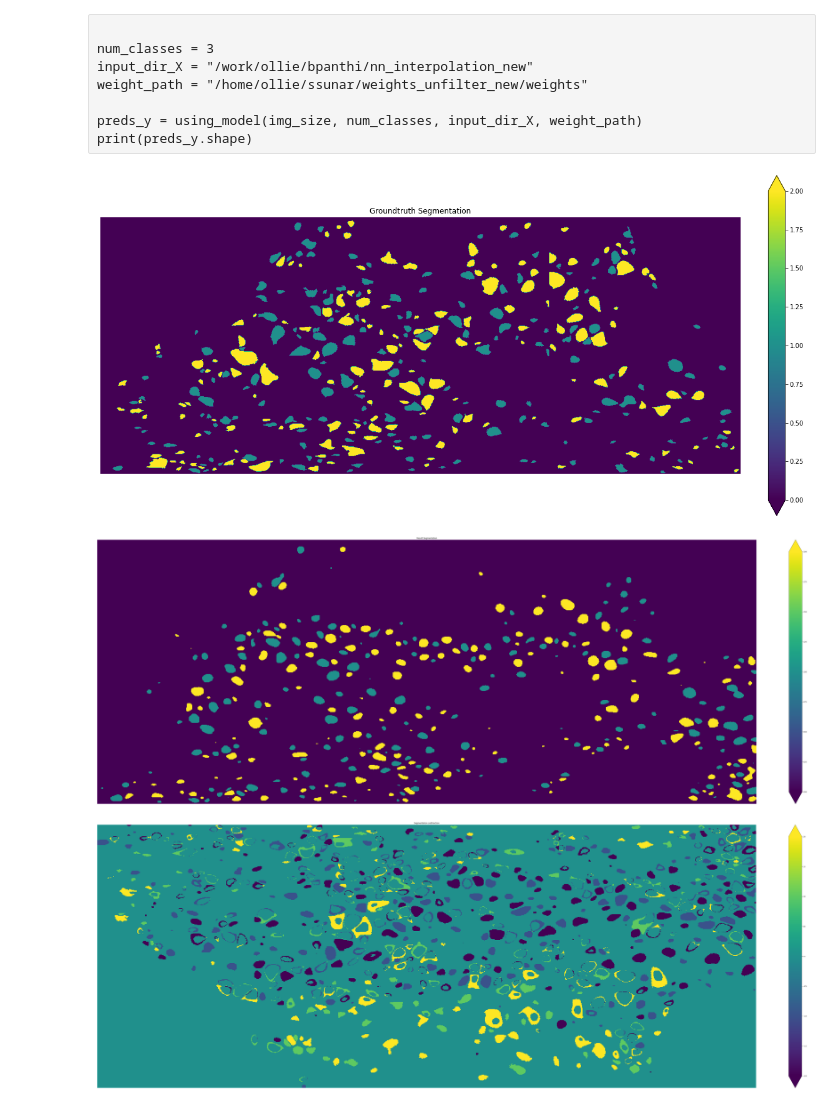
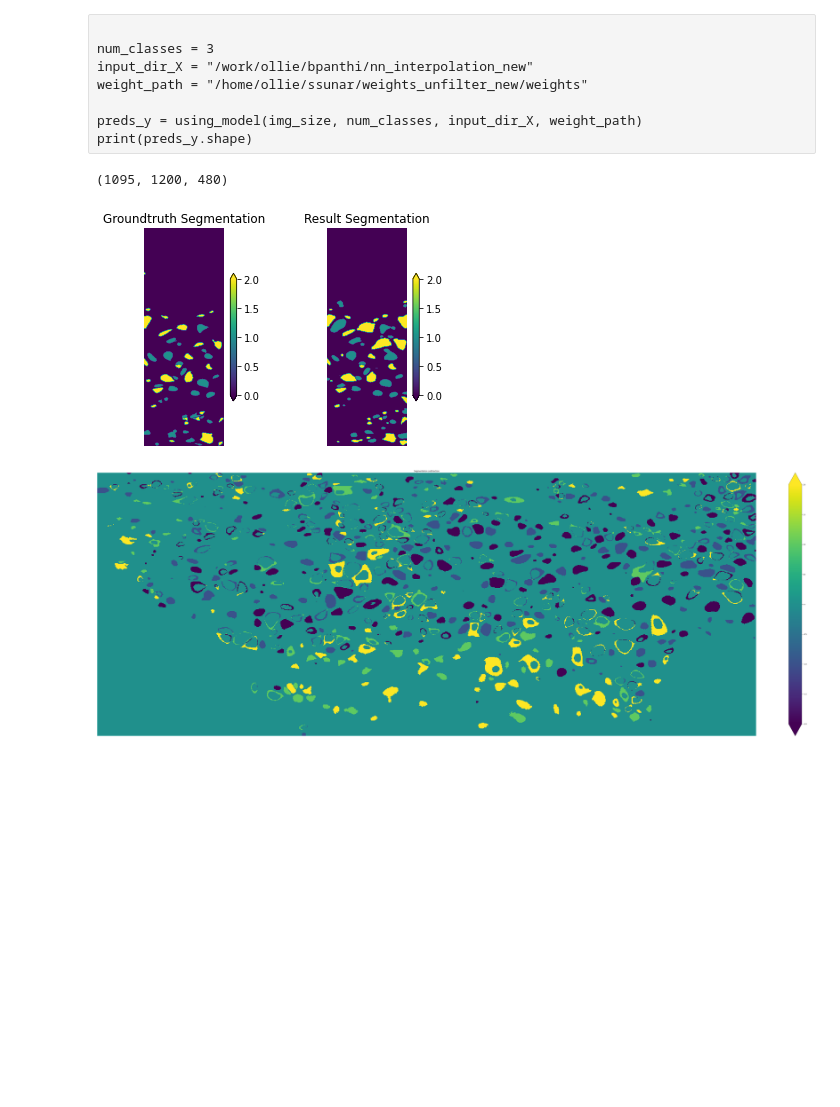
Before and after one commit to LegoCreation/CNN_eddy_detection, a Jupyter notebook: notebooks/using_weights.ipynb, the cells around one changed output. Cells and saved outputs as stored; diff of their text form; code cells hidden in the pictures; blank space fills up the shorter version.

```diff
--- a/notebooks/using_weights.ipynb
+++ b/notebooks/using_weights.ipynb
@@ -17,7 +17,7 @@ img_size = (1200, 480)
 # %%
 
 num_classes = 3
-input_dir_X = "/home/ollie/ssunar/ssh_filtered"
+input_dir_X = "/home/ollie/ssunar/ssh_filtered/months"
 weight_path = "/home/ollie/ssunar/weights_filter_new/weights"
 
 preds_y_filtered = using_model(img_size, num_classes, input_dir_X, weight_path)
@@ -45,7 +46,8 @@ input_file_paths = sorted(
         os.path.join(input_dir, fname)
         for fname in os.listdir(input_dir)
     ])
-test_y = xr.open_dataset(input_file_paths[0])
+#input_file_paths.pop(29)
+#input_file_paths.pop(11)
+
+test_y = xr.open_mfdataset(input_file_paths,combine = 'nested', concat_dim="TIME")
 test_y = test_y.seg_mask.to_numpy()
-test_y = np.float32(test_y)
-print(test_y.shape)
@@ -94,25 +103,27 @@ weight_path = "/home/ollie/ssunar/weights_unfilter_new/weights"
 
 preds_y = using_model(img_size, num_classes, input_dir_X, weight_path)
 print(preds_y.shape)
+# %%
+test_y.shape
+# %% [output]
+(1095, 1200, 480)
 # %%
-plt.figure(figsize=(20, 10))
+fig, ax = plt.subplots( 1, 2)
+#plt.subplot(131)
+im1 = ax[0].imshow(np.flipud(test_y[0, 1024:1200,:].T), cmap='viridis')
+plt.colorbar(im1, extend='both', fraction=0.042, pad=0.04, ax = ax[0])
+ax[0].axis('off')
+ax[0].set_title('Groundtruth Segmentation');
 
-#plt.subplot(131)
-plt.imshow(np.flipud(test_y[0].T), cmap='viridis')
-plt.colorbar(extend='both', fraction=0.042, pad=0.04)
-plt.axis('off')
-plt.title('Groundtruth Segmentation');
-
-plt.figure(figsize=(90, 30))
+#plt.figure(figsize=(90, 30))
 #plt.subplot(132)
-plt.imshow(np.flipud(preds_y[0].T), cmap='viridis')
-plt.colorbar(extend='both', fraction=0.042, pad=0.04)
-plt.axis('off')
-plt.title('Result Segmentation');
-tf.compat.v1.logging.set_verbosity(tf.compat.v1.logging.ERROR)
+im2 = ax[1].imshow(np.flipud(y1_pred[0, 1024:1200,:].T), cmap='viridis')
+plt.colorbar(im2, extend='both', fraction=0.042, pad=0.04, ax = ax[1])
+ax[1].axis('off')
+ax[1].set_title('Result Segmentation');
+#tf.compat.v1.logging.set_verbosity(tf.compat.v1.logging.ERROR)
 # %% [output]
-[figure, old version]
+[figure, new version]
-[figure, removed]
 # %%
 plt.figure(figsize=(90, 30))
 plt.imshow(test_y[20].T-preds_y[20].T, cmap='viridis')
```
Also changed, not shown: parts of 9 cells of this notebook, 29 other files.
